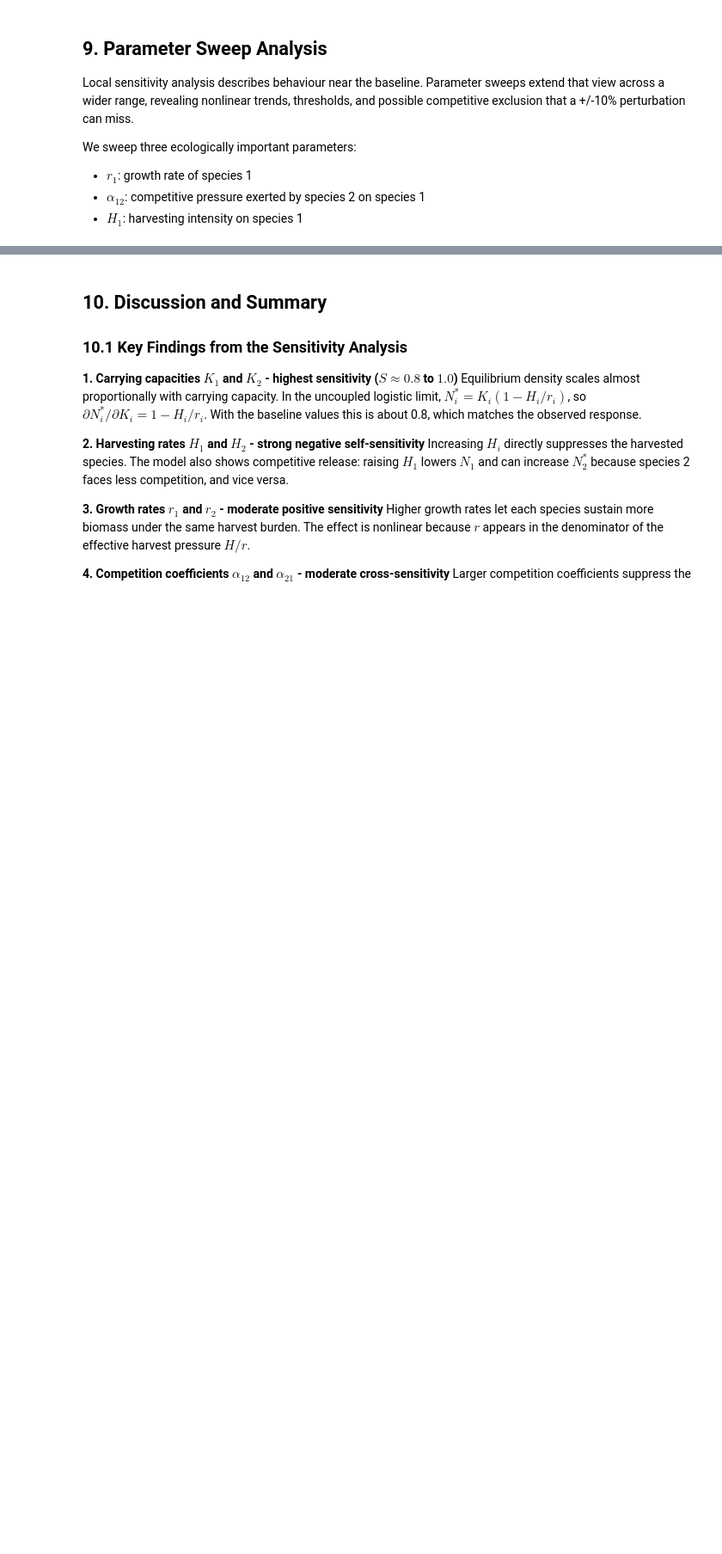
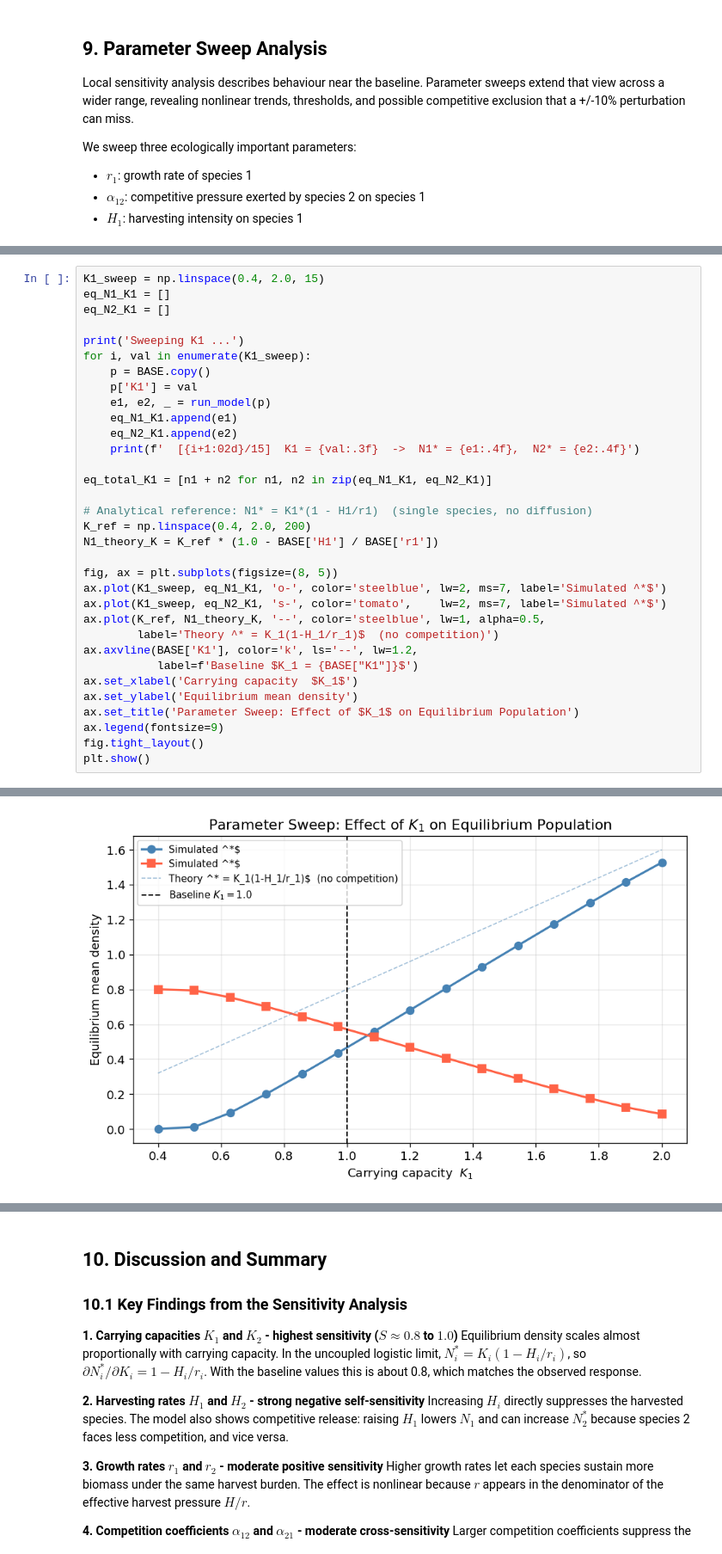
Before and after one commit to Bakri1851/Coding, a Jupyter notebook: sensitivity.ipynb, the cells around one changed output, grey strips where cells are left out. Shown at 86% size. Drawn from its saved outputs; the diff is of its cells as text; blank space fills up the shorter version.

```diff
--- a/sensitivity.ipynb
+++ b/sensitivity.ipynb
@@ -703,0 +757,34 @@ Sweeping H1 ...
+# %%
+K1_sweep = np.linspace(0.4, 2.0, 15)
+eq_N1_K1 = []
+eq_N2_K1 = []
+
+print('Sweeping K1 ...')
+for i, val in enumerate(K1_sweep):
+    p = BASE.copy()
+    p['K1'] = val
+    e1, e2, _ = run_model(p)
+    eq_N1_K1.append(e1)
+    eq_N2_K1.append(e2)
+    print(f'  [{i+1:02d}/15]  K1 = {val:.3f}  ->  N1* = {e1:.4f},  N2* = {e2:.4f}')
+
+eq_total_K1 = [n1 + n2 for n1, n2 in zip(eq_N1_K1, eq_N2_K1)]
+
+# Analytical reference: N1* = K1*(1 - H1/r1)  (single species, no diffusion)
+K_ref = np.linspace(0.4, 2.0, 200)
+N1_theory_K = K_ref * (1.0 - BASE['H1'] / BASE['r1'])
+
+fig, ax = plt.subplots(figsize=(8, 5))
+ax.plot(K1_sweep, eq_N1_K1, 'o-', color='steelblue', lw=2, ms=7, label='Simulated ^*$')
+ax.plot(K1_sweep, eq_N2_K1, 's-', color='tomato',    lw=2, ms=7, label='Simulated ^*$')
+ax.plot(K_ref, N1_theory_K, '--', color='steelblue', lw=1, alpha=0.5,
+        label='Theory ^* = K_1(1-H_1/r_1)$  (no competition)')
+ax.axvline(BASE['K1'], color='k', ls='--', lw=1.2,
+           label=f'Baseline $K_1 = {BASE["K1"]}$')
+ax.set_xlabel('Carrying capacity  $K_1$')
+ax.set_ylabel('Equilibrium mean density')
+ax.set_title('Parameter Sweep: Effect of $K_1$ on Equilibrium Population')
+ax.legend(fontsize=9)
+fig.tight_layout()
+plt.show()
+# %% [output]
@@ -703,0 +807 @@ Sweeping H1 ...
+[figure, added]
```
Also changed, not shown: parts of 20 cells of this notebook, 3 other files.
